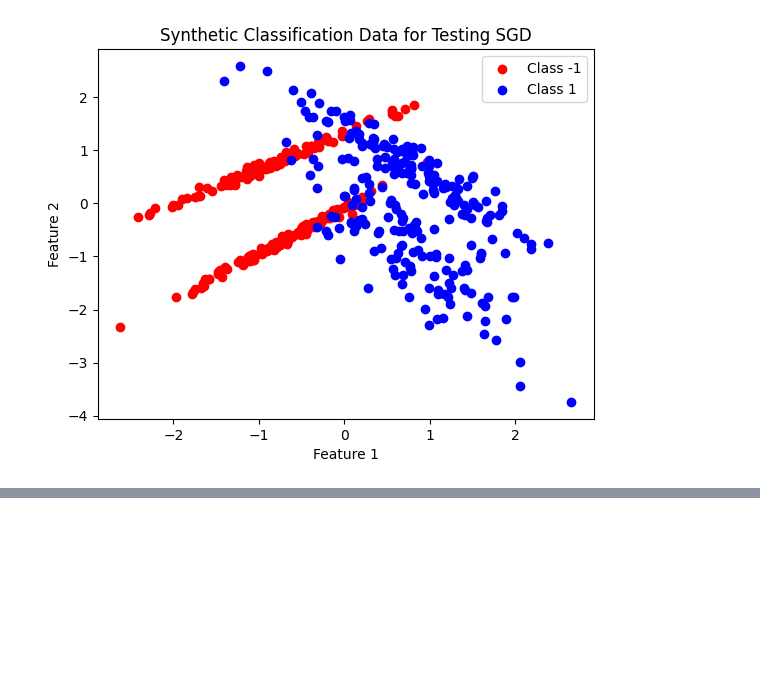
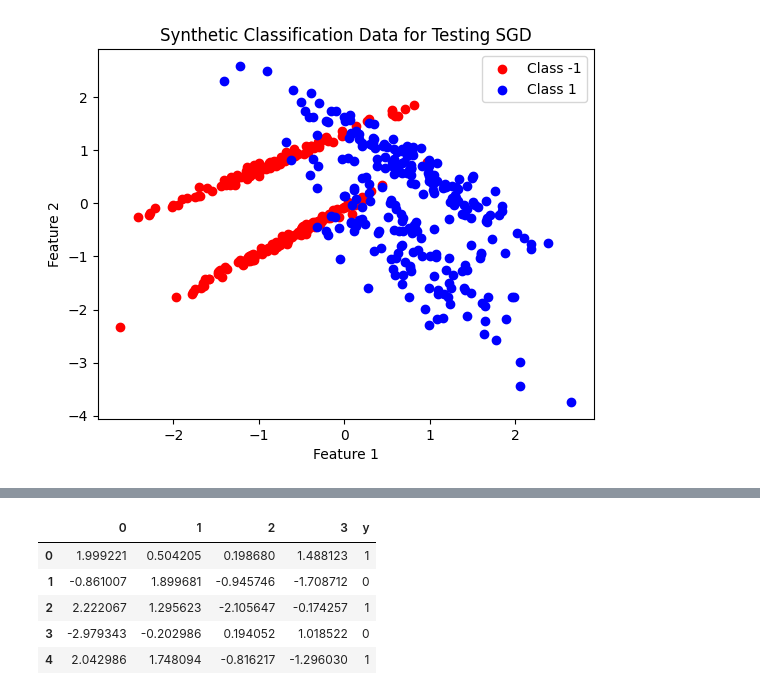
Before and after one commit to andrewmalley725/ml-from-scratch, a Jupyter notebook: LogisticRegression/logistic_classifier.ipynb, the cells around one changed output, grey strips where cells are left out. Saved outputs shown, nothing was run; the diff lists cells and outputs as text; code cells hidden in the pictures; blank space fills up the shorter version.

```diff
--- a/LogisticRegression/logistic_classifier.ipynb
+++ b/LogisticRegression/logistic_classifier.ipynb
@@ -123,0 +122,24 @@ plt.show()
+# %%
+X, y = make_classification(
+    n_samples=1000,         # 1000 samples
+    n_features=4,           # 4 features total
+    n_informative=3,        # 3 features are informative
+    n_redundant=0,          # No redundant features
+    n_classes=2,           # Binary classification
+    n_clusters_per_class=2, # 2 clusters per class
+    flip_y=0.05,           # 5% label noise for realism
+    class_sep=1.5,         # Moderate class separation
+    random_state=42        # Reproducibility
+)
+
+df = pd.DataFrame(X)
+df['y'] = y
+
+df.head()
+# %% [output]
+|  | 0 | 1 | 2 | 3 | y |
+| 0 | 1.999221 | 0.504205 | 0.198680 | 1.488123 | 1 |
+| 1 | -0.861007 | 1.899681 | -0.945746 | -1.708712 | 0 |
+| 2 | 2.222067 | 1.295623 | -2.105647 | -0.174257 | 1 |
+| 3 | -2.979343 | -0.202986 | 0.194052 | 1.018522 | 0 |
+| 4 | 2.042986 | 1.748094 | -0.816217 | -1.296030 | 1 |
```
Also changed, not shown: parts of 9 cells of this notebook, 7 other files.
